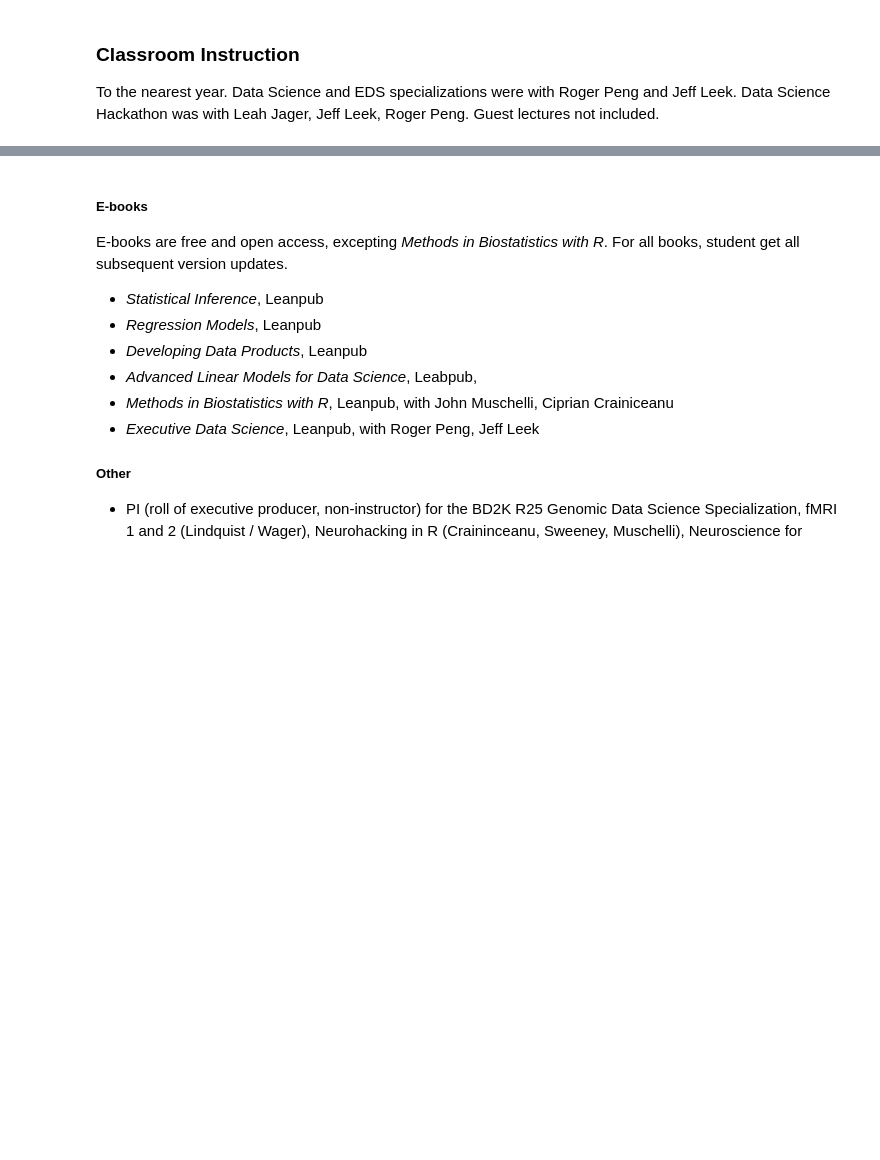
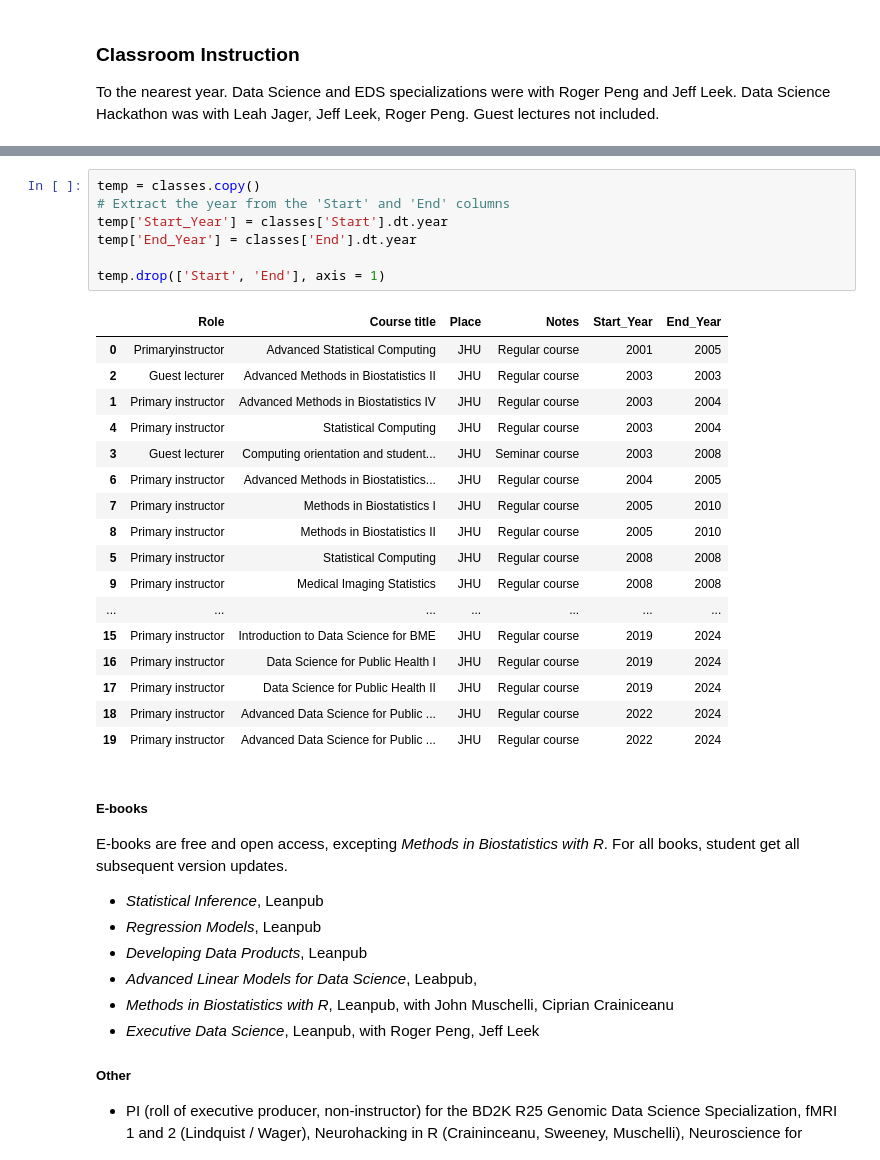
Before and after one commit to bcaffo/cv, a Jupyter notebook: cvJupyter.ipynb, the cells around one changed output, grey strips where cells are left out. Saved outputs shown, nothing was run; the diff lists cells and outputs as text; blank space fills up the shorter version.

```diff
--- a/cvJupyter.ipynb
+++ b/cvJupyter.ipynb
@@ -422,6 +532,31 @@ fig = fig.update_layout({
 fig.show()
 # %% [output]
 [interactive output not drawn]
+# %%
+temp = classes.copy()
+# Extract the year from the 'Start' and 'End' columns
+temp['Start_Year'] = classes['Start'].dt.year
+temp['End_Year'] = classes['End'].dt.year
+
+temp.drop(['Start', 'End'], axis = 1)
+# %% [output]
+|  | Role | Course title | Place | Notes | Start_Year | End_Year |
+| 0 | Primaryinstructor | Advanced Statistical Computing | JHU | Regular course | 2001 | 2005 |
+| 2 | Guest lecturer | Advanced Methods in Biostatistics II | JHU | Regular course | 2003 | 2003 |
+| 1 | Primary instructor | Advanced Methods in Biostatistics IV | JHU | Regular course | 2003 | 2004 |
+| 4 | Primary instructor | Statistical Computing | JHU | Regular course | 2003 | 2004 |
+| 3 | Guest lecturer | Computing orientation and student... | JHU | Seminar course | 2003 | 2008 |
+| 6 | Primary instructor | Advanced Methods in Biostatistics... | JHU | Regular course | 2004 | 2005 |
+| 7 | Primary instructor | Methods in Biostatistics I | JHU | Regular course | 2005 | 2010 |
+| 8 | Primary instructor | Methods in Biostatistics II | JHU | Regular course | 2005 | 2010 |
+| 5 | Primary instructor | Statistical Computing | JHU | Regular course | 2008 | 2008 |
+| 9 | Primary instructor | Medical Imaging Statistics | JHU | Regular course | 2008 | 2008 |
+| ... | ... | ... | ... | ... | ... | ... |
+| 15 | Primary instructor | Introduction to Data Science for BME | JHU | Regular course | 2019 | 2024 |
+| 16 | Primary instructor | Data Science for Public Health I | JHU | Regular course | 2019 | 2024 |
+| 17 | Primary instructor | Data Science for Public Health II | JHU | Regular course | 2019 | 2024 |
+| 18 | Primary instructor | Advanced Data Science for Public ... | JHU | Regular course | 2022 | 2024 |
+| 19 | Primary instructor | Advanced Data Science for Public ... | JHU | Regular course | 2022 | 2024 |
 # %% [markdown]
 ##### E-books
 E-books are free and open access, excepting *Methods in Biostatistics with R*. For all books, student get all subsequent version updates.
```
Also changed, not shown: parts of 15 cells of this notebook, 3 other files.
